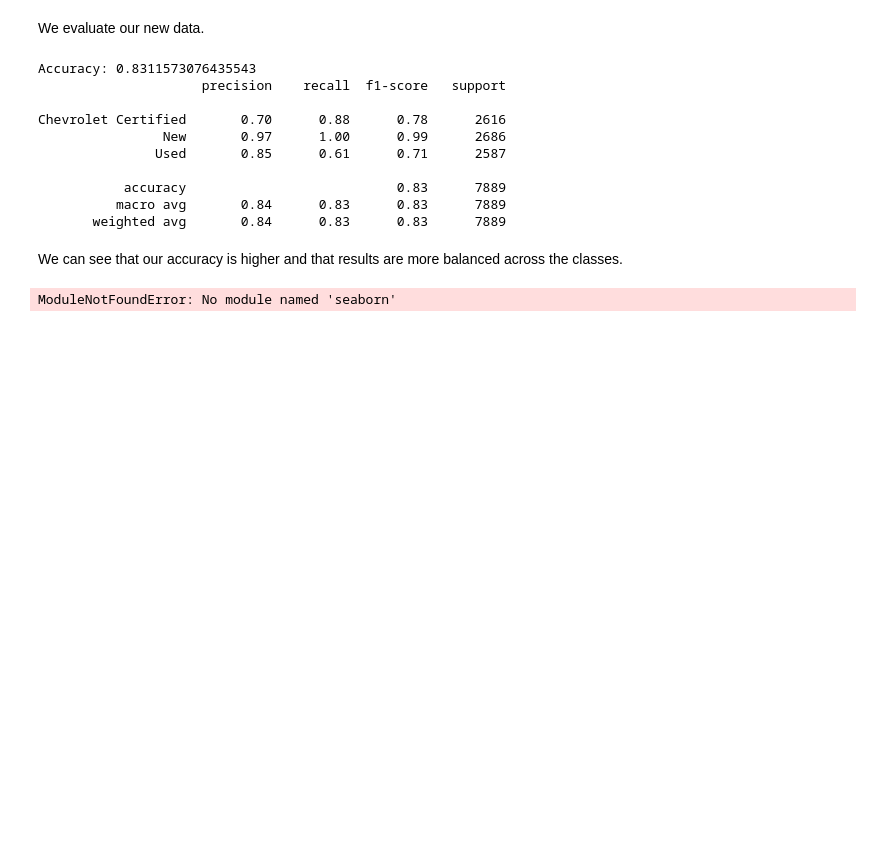
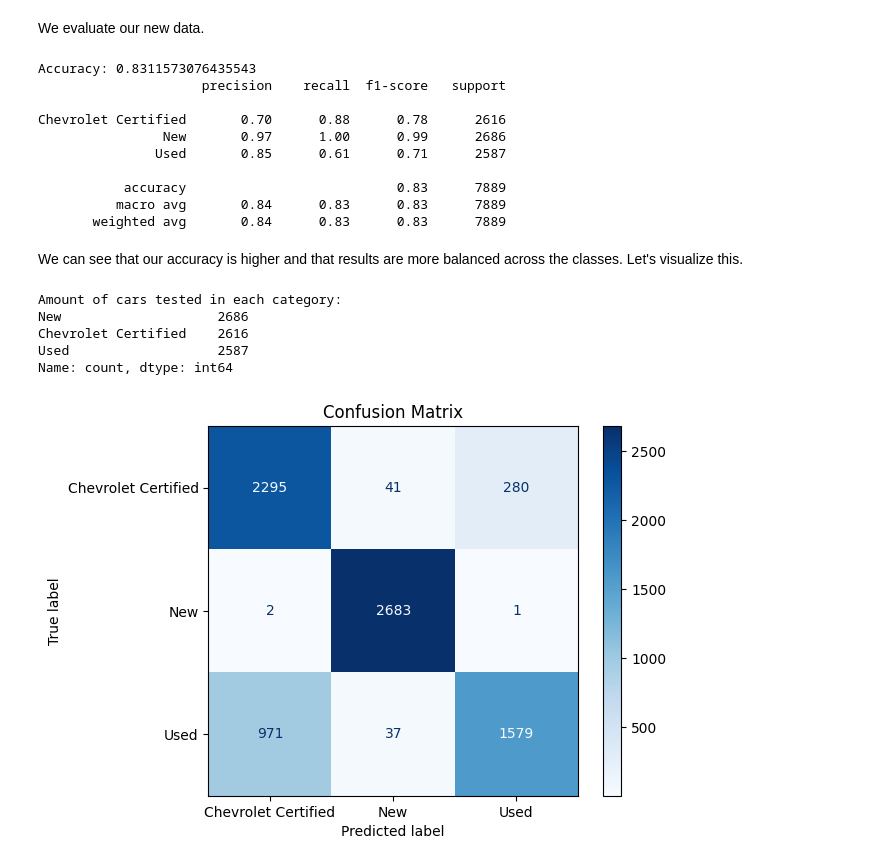
Before and after one commit to StackedFrog/Seminar2_Car, a Jupyter notebook: SVM_classifier.ipynb, the cells around one changed output. Drawn from its saved outputs; the diff is of its cells as text; code cells hidden in the pictures; blank space fills up the shorter version.

Commit message:
SVM plot added

```diff
--- a/SVM_classifier.ipynb
+++ b/SVM_classifier.ipynb
@@ -114,19 +110,23 @@ Chevrolet Certified       0.70      0.88      0.78      2616
        weighted avg       0.84      0.83      0.83      7889
 # %% [markdown]
 We can see that our accuracy is higher and that results are more balanced across the classes.
+Let's visualize this.
-# %%
-import seaborn as sns
-
-# Before SMOTE
-plt.figure(figsize=(12, 5))
-plt.subplot(1, 2, 1)
-sns.countplot(x=Y)
-plt.title('Class Distribution Before SMOTE')
-
-# After SMOTE
-plt.subplot(1, 2, 2)
-sns.countplot(x=Y_smoted)
-plt.title('Class Distribution After SMOTE')
-plt.show()
-# %% [output]
-ModuleNotFoundError: No module named 'seaborn'
+# %%
+Y_test_str = l_encoder.inverse_transform(Y_test)
+Y_pred_str = l_encoder.inverse_transform(Y_pred)
+
+print("Amount of cars tested in each category:")
+print(pd.Series(Y_test_str).value_counts())
+
+cm = confusion_matrix(Y_test_str, Y_pred_str, labels=l_encoder.classes_)
+disp = ConfusionMatrixDisplay(confusion_matrix=cm, display_labels=l_encoder.classes_)
+disp.plot(cmap='Blues')
+plt.title('Confusion Matrix')
+plt.show()
+# %% [output]
+Amount of cars tested in each category:
+New                    2686
+Chevrolet Certified    2616
+Used                   2587
+Name: count, dtype: int64
+[figure, added]
```
Also changed, not shown: parts of 2 cells of this notebook.
